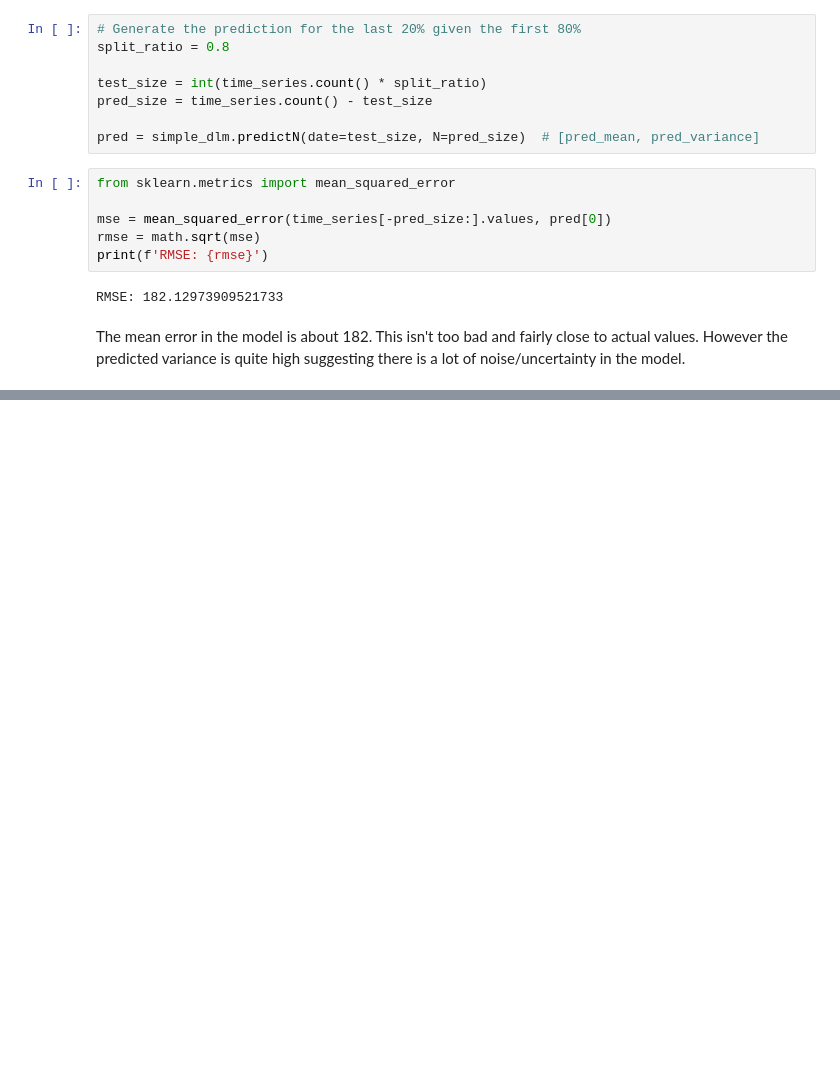
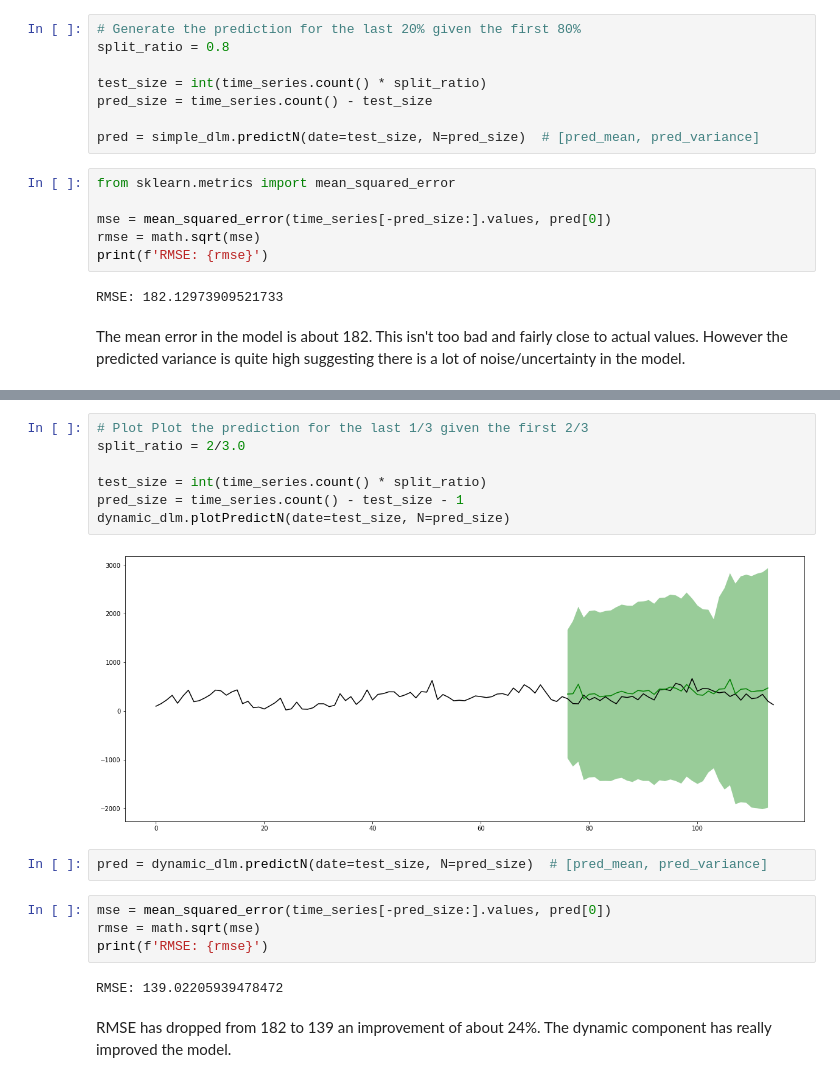
Before and after one commit to garybake/BayesianTimeSeries, a Jupyter notebook: 2_BayesLinModelling.ipynb, the cells around one changed output, grey strips where cells are left out. Drawn from its saved outputs; the diff is of its cells as text; blank space fills up the shorter version.

```diff
--- a/2_BayesLinModelling.ipynb
+++ b/2_BayesLinModelling.ipynb
@@ -194,0 +245,19 @@ However the predicted variance is quite high suggesting there is a lot of noise/
+# %%
+# Plot Plot the prediction for the last 1/3 given the first 2/3
+split_ratio = 2/3.0
+
+test_size = int(time_series.count() * split_ratio)
+pred_size = time_series.count() - test_size - 1
+dynamic_dlm.plotPredictN(date=test_size, N=pred_size)
+# %% [output]
+[figure, added]
+# %%
+pred = dynamic_dlm.predictN(date=test_size, N=pred_size)  # [pred_mean, pred_variance]
+# %%
+mse = mean_squared_error(time_series[-pred_size:].values, pred[0])
+rmse = math.sqrt(mse)
+print(f'RMSE: {rmse}')
+# %% [output]
+RMSE: 139.02205939478472
+# %% [markdown]
+RMSE has dropped from 182 to 139 an improvement of about 24%. The dynamic component has really improved the model.
```
Also changed, not shown: parts of 10 cells of this notebook.
